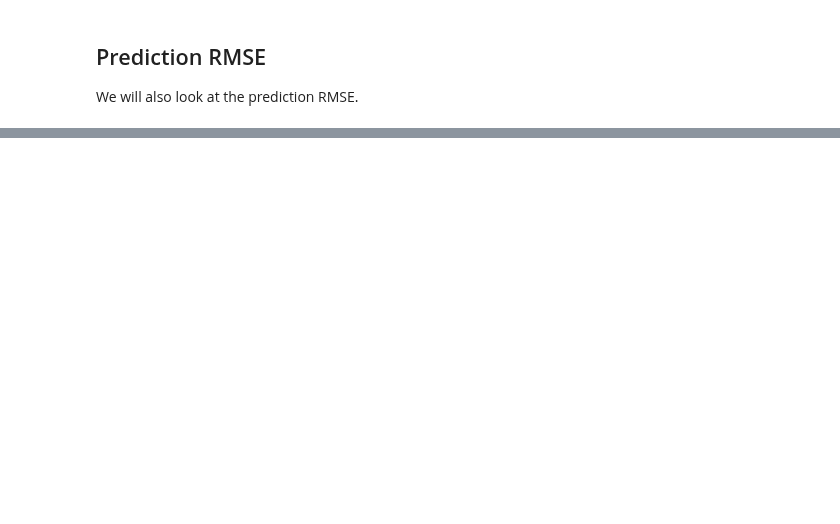
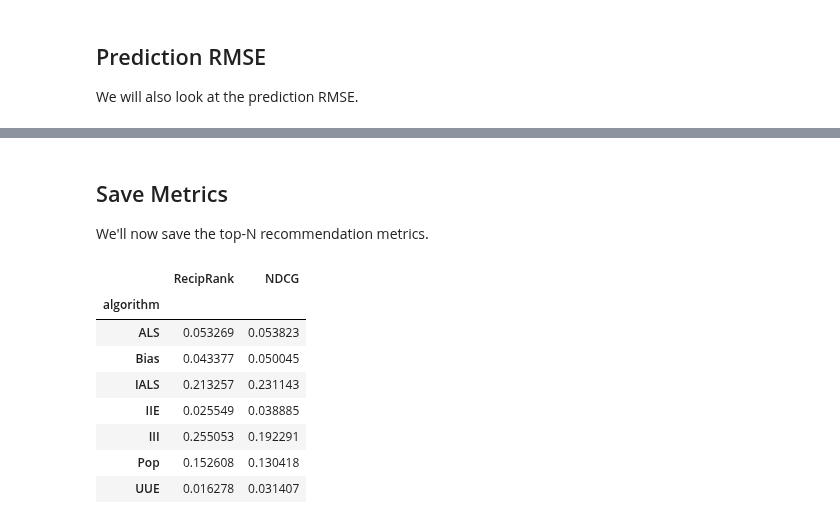
Before and after one commit to lenskit/lk-demo-experiment, a Jupyter notebook: eval-report.ml1m.ipynb, the cells around one changed output, grey strips where cells are left out. Cells and saved outputs as stored; diff of their text form; code cells hidden in the pictures; blank space fills up the shorter version.

```diff
--- a/eval-report.ml1m.ipynb
+++ b/eval-report.ml1m.ipynb
@@ -303,0 +189,18 @@ sns.catplot(x='algorithm', y='RMSE', data=user_rmse, kind='bar')
+# %% [markdown]
+## Save Metrics
+
+We'll now save the top-N recommendation metrics.
+# %%
+saved = results[['recip_rank', 'ndcg']].rename(columns={'ndcg': 'NDCG', 'recip_rank': 'RecipRank'})
+saved = saved.groupby('algorithm').agg('mean')
+saved
+# %% [output]
+|  | RecipRank | NDCG |
+| algorithm |  |  |
+| ALS | 0.053269 | 0.053823 |
+| Bias | 0.043377 | 0.050045 |
+| IALS | 0.213257 | 0.231143 |
+| IIE | 0.025549 | 0.038885 |
+| III | 0.255053 | 0.192291 |
+| Pop | 0.152608 | 0.130418 |
+| UUE | 0.016278 | 0.031407 |
```
Also changed, not shown: parts of 27 cells of this notebook, 4 other files.
